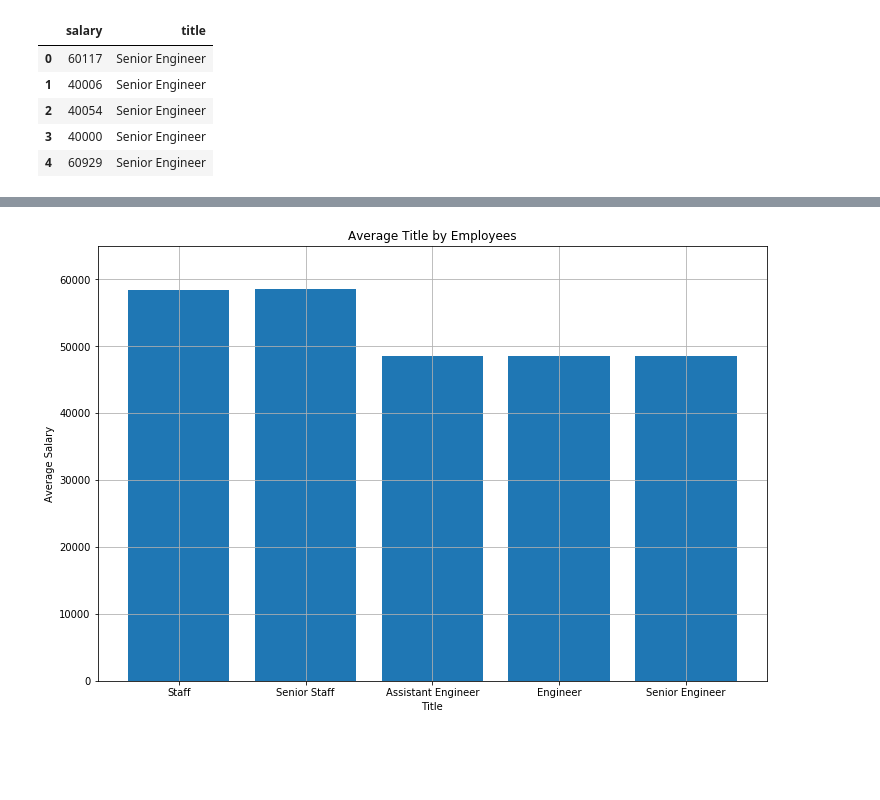
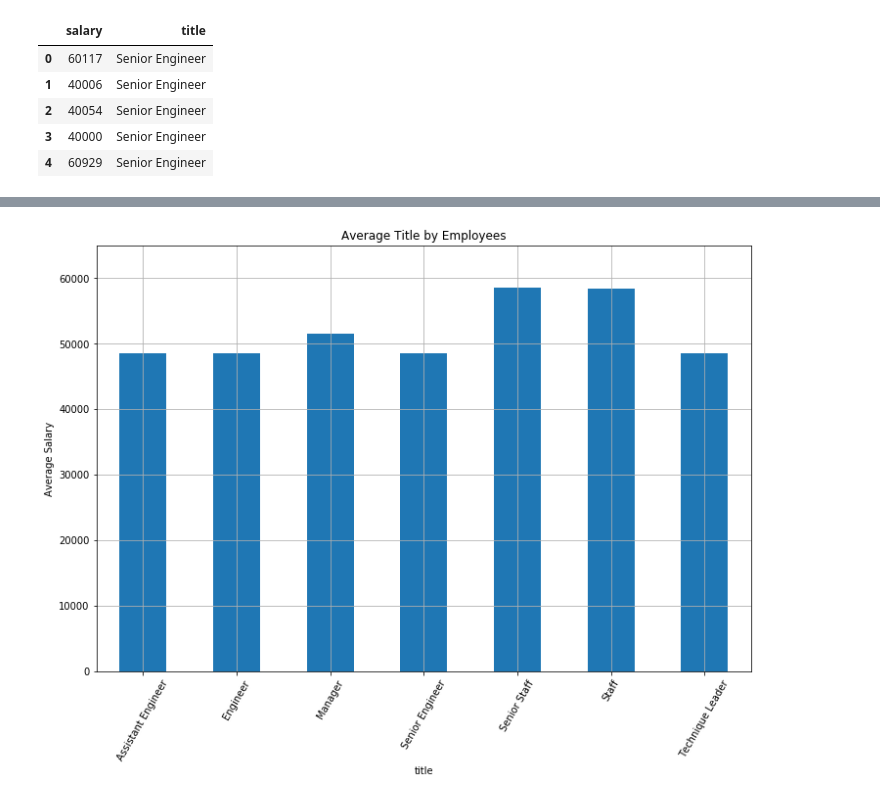
Before and after one commit to dayothompson/SQL_Challenge, a Jupyter notebook: Bonus_solution.ipynb, the cells around one changed output, grey strips where cells are left out. Saved outputs shown, nothing was run; the diff lists cells and outputs as text; code cells hidden in the pictures; blank space fills up the shorter version.

```diff
--- a/Bonus_solution.ipynb
+++ b/Bonus_solution.ipynb
@@ -119,0 +114,3 @@ sen_eng = new_df[new_df['title']=='Senior Engineer'].salary.mean()
+# %%
+plot_df = new_df.groupby('title')['salary'].mean().round(2)
+plot_df
@@ -120,16 +127,13 @@ sen_eng = new_df[new_df['title']=='Senior Engineer'].salary.mean()
 # %%
 # Plot a histogram of the average salary by title
 
-x_values = ['Staff', 'Senior Staff', 'Assistant Engineer', 'Engineer', 'Senior Engineer']
-y_values = [staff, sen_staff, ass_eng, eng, sen_eng]
-
 plt.figure(figsize=(12,8))
-plt.grid()
 plt.xlabel("Title")
 plt.ylabel("Average Salary")
 plt.title("Average Title by Employees")
 plt.ylim(0, 65000)
-plt.bar(x_values, y_values)
+plot_df.plot(kind='bar', rot=60)
+plt.grid()
 plt.show()
 # %% [output]
-[figure, old version]
+[figure, new version]
```
Also changed, not shown: parts of 3 cells of this notebook.
